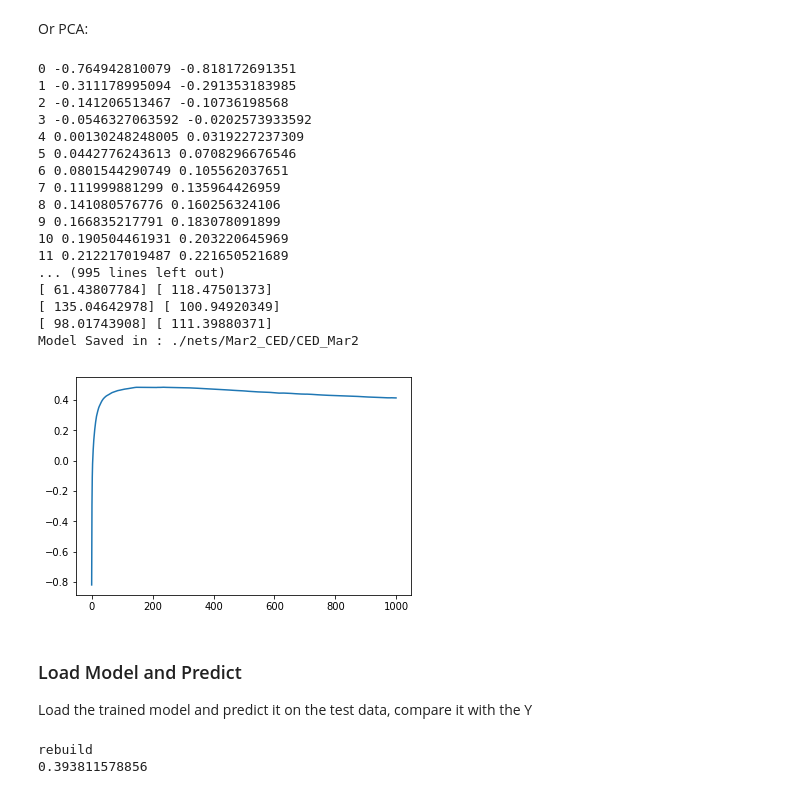
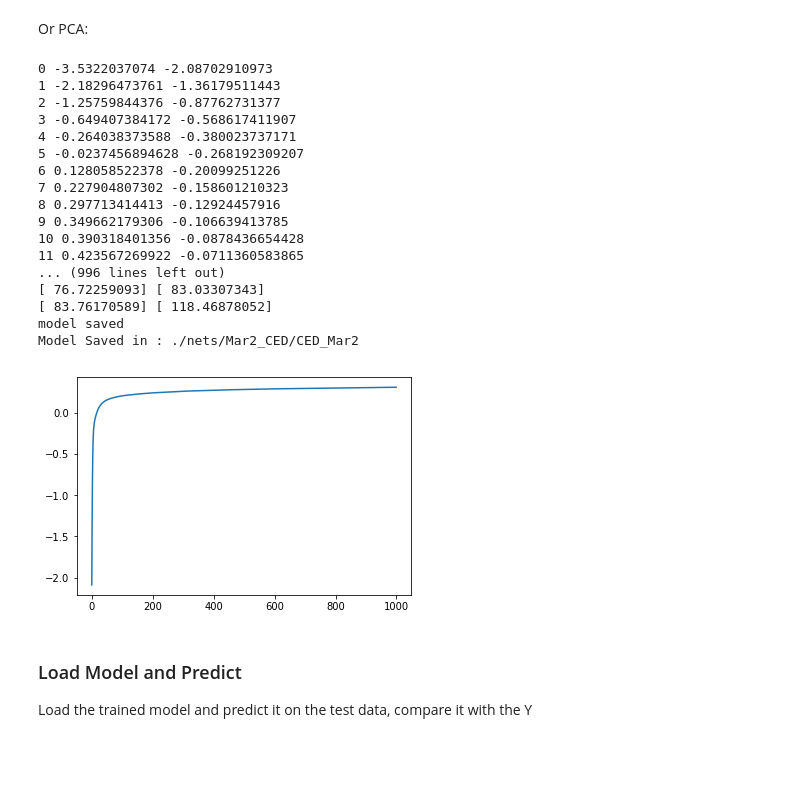
Before and after one commit to harel-coffee/predictive_LCIA-auto, a Jupyter notebook: create_nn_models.ipynb, the cells around one changed output. Cells and saved outputs as stored; diff of their text form; code cells hidden in the pictures; blank space fills up the shorter version.

Commit message:
Mar7; Data Completed; Acid inited

```diff
--- a/create_nn_models.ipynb
+++ b/create_nn_models.ipynb
@@ -17,11 +19,11 @@ RUGULARIZATION = 0.
 ### Load data
 from csv
 # %%
-descs_p = './data/descs/descs_Feb22_166.csv'
+descs_p = './data/descs/descs_Mar07_166.csv'
 target_p = './data/target/CED.csv'
 X,y = mt.load_lcia_data(descs_p, target_p)
 train_x, test_x, train_y, test_y = cross_validation.train_test_split(
-    X, y, test_size=0.2, random_state=42)
+    X, y, test_size=0.2, random_state=1)
 # %% [markdown]
 ### Initilize the Model Object Here
 start training
@@ -36,27 +42,31 @@ Standard scaler:
 train_x, test_x, vec = this_model.fit_scaler(StandardScaler(),train_x, test_x)
 # %% [markdown]
 Or PCA:
+# %%
+pca = PCA(n_components =2)
+pca.fit_transform(train_x)
+pca.transform(test_x)
 # %%
-this_model.train(train_x, train_y, test_x, test_y, num_epoch=1000, num_neroun=400, learning_rate=0.001)
+this_model.train(train_x, train_y, test_x, test_y, num_epoch=1000, num_neroun=256, learning_rate=0.01)
 # %% [output]
-0 -0.764942810079 -0.818172691351
-1 -0.311178995094 -0.291353183985
-2 -0.141206513467 -0.10736198568
-3 -0.0546327063592 -0.0202573933592
-4 0.00130248248005 0.0319227237309
-5 0.0442776243613 0.0708296676546
-6 0.0801544290749 0.105562037651
-7 0.111999881299 0.135964426959
-8 0.141080576776 0.160256324106
-9 0.166835217791 0.183078091899
-10 0.190504461931 0.203220645969
-11 0.212217019487 0.221650521689
-... (995 lines left out)
-[ 61.43807784] [ 118.47501373]
-[ 135.04642978] [ 100.94920349]
-[ 98.01743908] [ 111.39880371]
+0 -3.5322037074 -2.08702910973
+1 -2.18296473761 -1.36179511443
+2 -1.25759844376 -0.87762731377
+3 -0.649407384172 -0.568617411907
+4 -0.264038373588 -0.380023737171
+5 -0.0237456894628 -0.268192309207
+6 0.128058522378 -0.20099251226
+7 0.227904807302 -0.158601210323
+8 0.297713414413 -0.12924457916
+9 0.349662179306 -0.106639413785
+10 0.390318401356 -0.0878436654428
+11 0.423567269922 -0.0711360583865
+... (996 lines left out)
+[ 76.72259093] [ 83.03307343]
+[ 83.76170589] [ 118.46878052]
+model saved
 Model Saved in : ./nets/Mar2_CED/CED_Mar2
-[figure, old version]
+[figure, new version]
 # %% [markdown]
 ### Load Model and Predict
 Load the trained model and predict it on the test data, compare it with the Y
@@ -65,6 +75,3 @@ new_model = mt.single_layer_model.load_model('./nets/Mar2_CED/CED_Mar2.json')
 this_pred = new_model.predict(test_x)
 r2 = r2_score(test_y, this_pred)
 print r2
-# %% [output]
-rebuild
-0.393811578856
```
Also changed, not shown: parts of 2 cells of this notebook, 26 other files.
